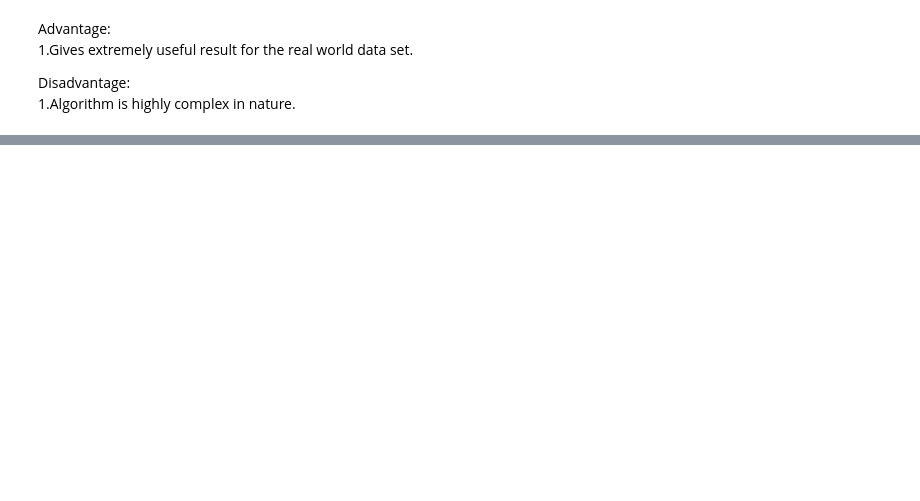
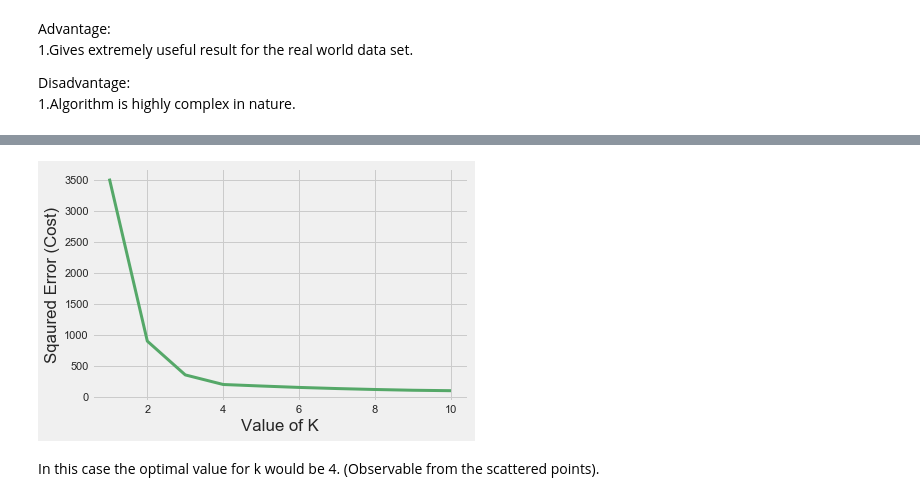
Before and after one commit to ebi-byte/kt, a Jupyter notebook: unsupervised_ML/Clustering.ipynb, the cells around one changed output, grey strips where cells are left out. Cells and saved outputs as stored; diff of their text form; code cells hidden in the pictures; blank space fills up the shorter version.

```diff
--- a/unsupervised_ML/Clustering.ipynb
+++ b/unsupervised_ML/Clustering.ipynb
@@ -443,0 +464,22 @@ What is the overall complexity of the agglomerative hierarchical clustering?
+# %%
+cost =[]
+for i in range(1, 11):
+    KM = KMeans(n_clusters = i, max_iter = 500)
+    KM.fit(X)
+
+    # calculates squared error
+    # for the clustered points
+    cost.append(KM.inertia_)
+
+# plot the cost against K values
+plt.plot(range(1, 11), cost, color ='g', linewidth ='3')
+plt.xlabel("Value of K")
+plt.ylabel("Sqaured Error (Cost)")
+plt.show() # clear the plot
+
+# the point of the elbow is the
+# most optimal value for choosing k
+# %% [output]
+[figure, added]
+# %% [markdown]
+In this case the optimal value for k would be 4. (Observable from the scattered points).
```
Also changed, not shown: parts of 23 cells of this notebook, 1 other file.
